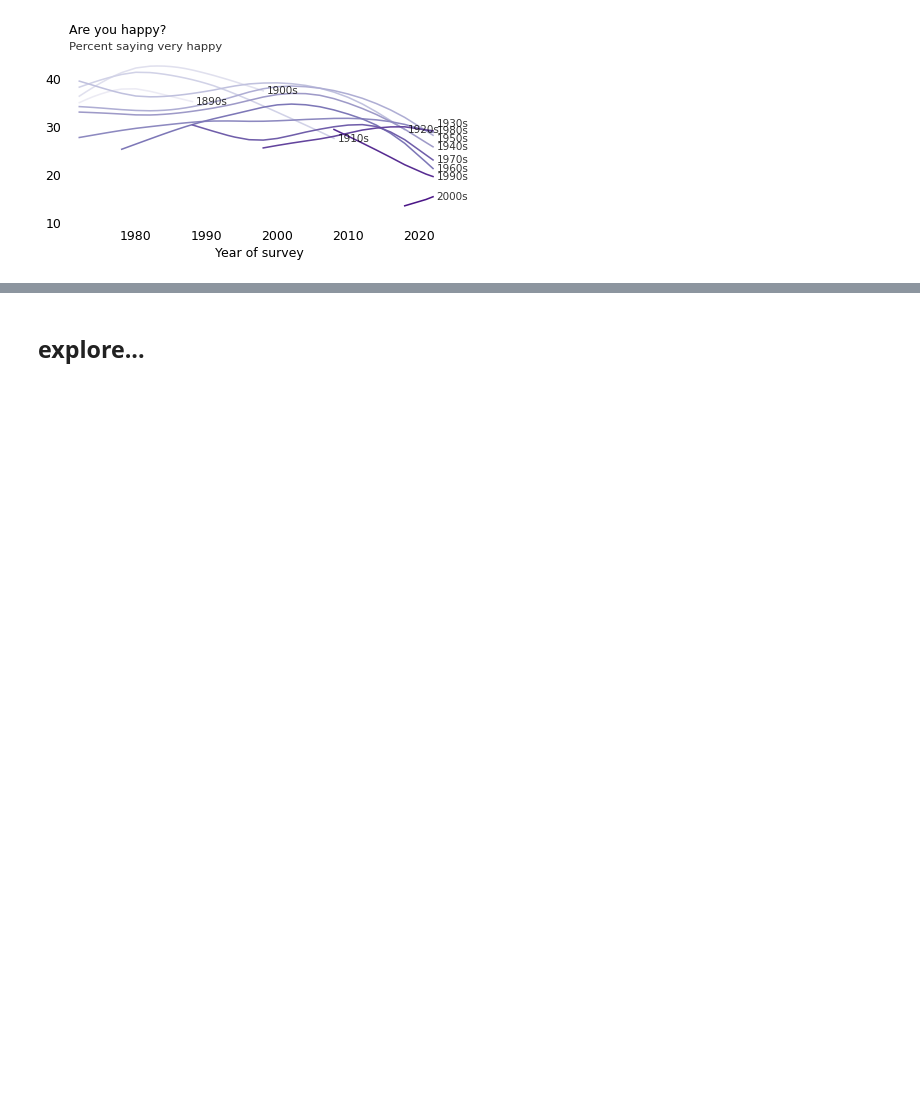
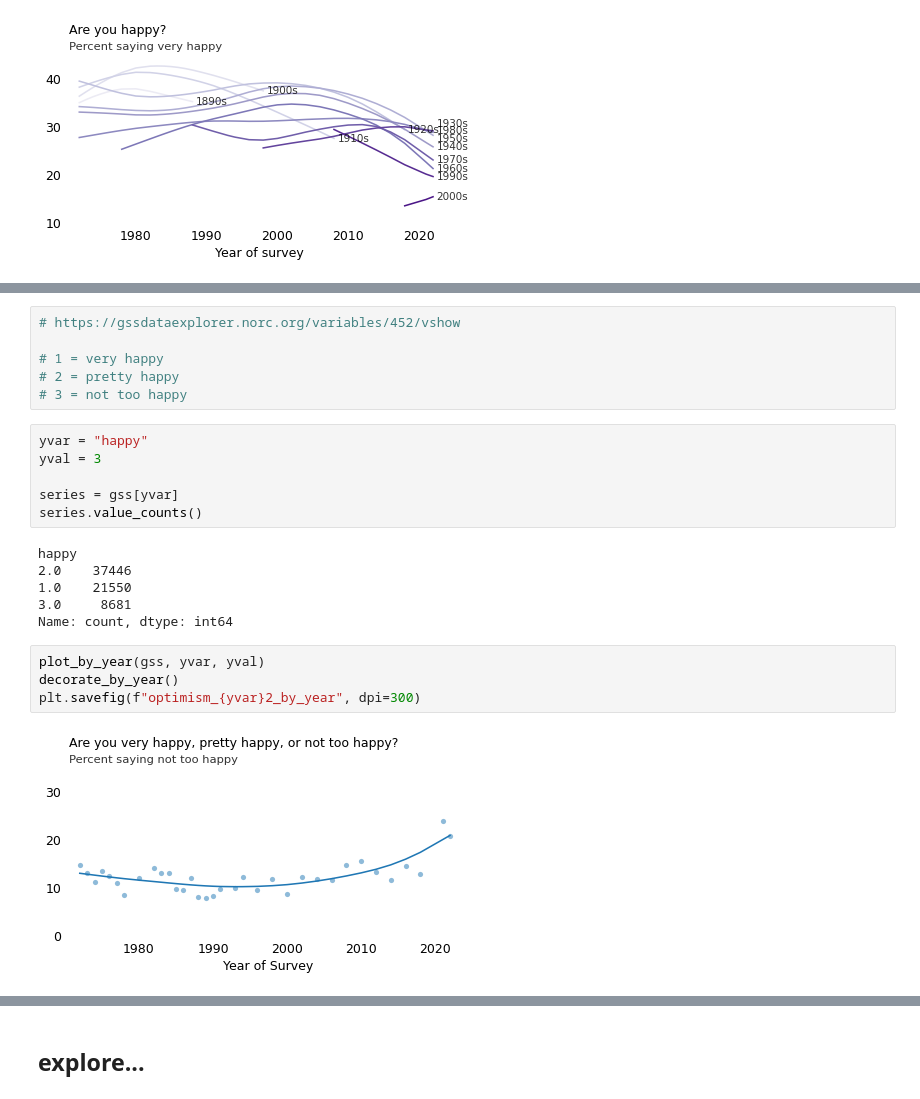
Before and after one commit to AllenDowney/ProbablyOverthinkingIt, a Jupyter notebook: examples/optimism.ipynb, the cells around one changed output, grey strips where cells are left out. Drawn from its saved outputs; the diff is of its cells as text; blank space fills up the shorter version.

Commit message:
Adding not too happy

```diff
--- a/examples/optimism.ipynb
+++ b/examples/optimism.ipynb
@@ -385,0 +396,24 @@ plt.savefig(f"optimism_{yvar}_by_cohort_over_year", dpi=300)
+# %%
+# https://gssdataexplorer.norc.org/variables/452/vshow
+
+# 1 = very happy
+# 2 = pretty happy
+# 3 = not too happy
+# %%
+yvar = "happy"
+yval = 3
+
+series = gss[yvar]
+series.value_counts()
+# %% [output]
+happy
+2.0    37446
+1.0    21550
+3.0     8681
+Name: count, dtype: int64
+# %%
+plot_by_year(gss, yvar, yval)
+decorate_by_year()
+plt.savefig(f"optimism_{yvar}2_by_year", dpi=300)
+# %% [output]
+[figure, added]
```
Also changed, not shown: parts of 9 cells of this notebook.
